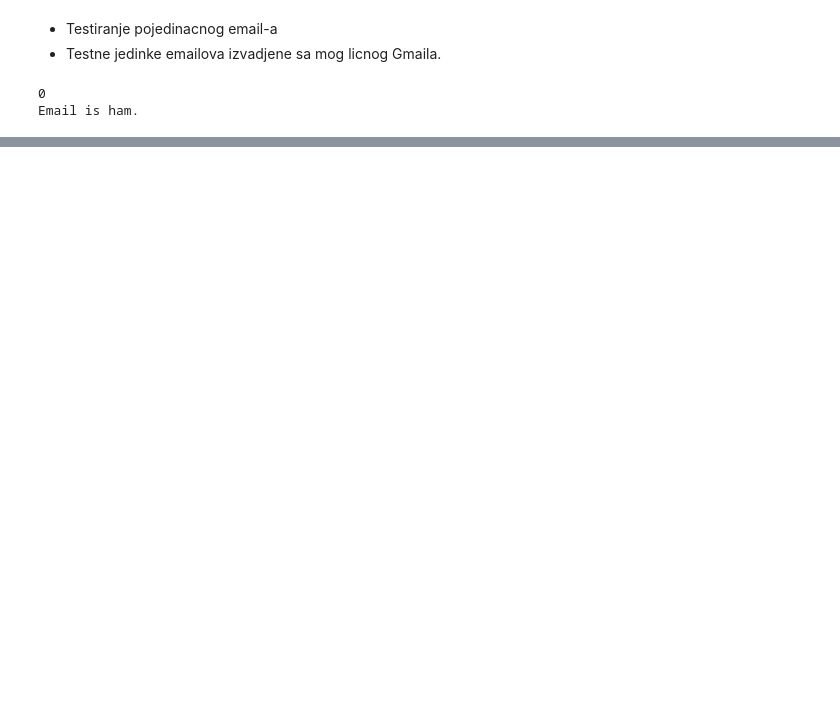
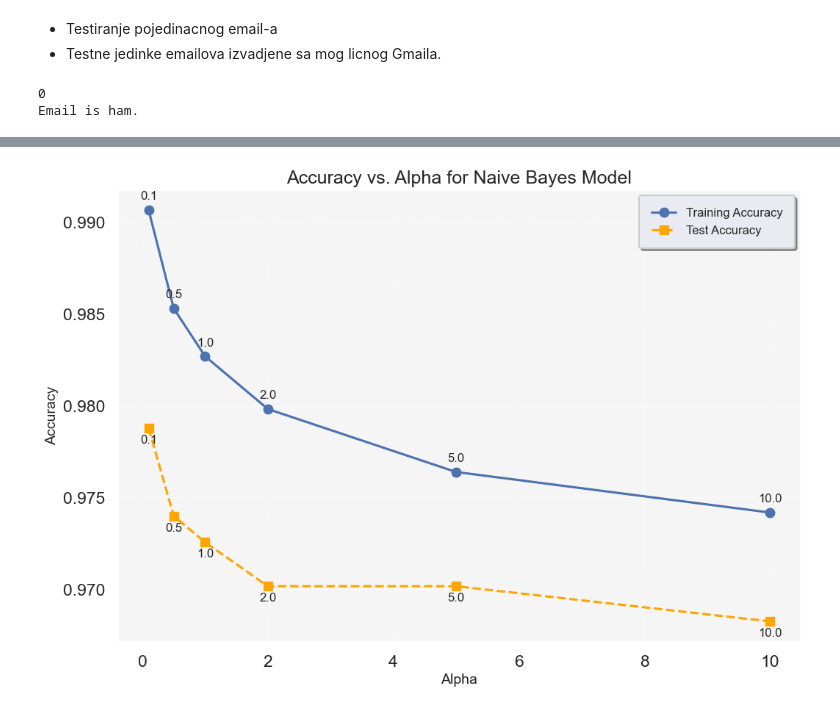
Before and after one commit to OgnjenGligoric/spam-ham-classifier, a Jupyter notebook: app.ipynb, the cells around one changed output, grey strips where cells are left out. Drawn from its saved outputs; the diff is of its cells as text; code cells hidden in the pictures; blank space fills up the shorter version.

```diff
--- a/app.ipynb
+++ b/app.ipynb
@@ -177,0 +156,33 @@ Email is ham.
+# %%
+alpha_values = [0.1, 0.5, 1.0, 2.0, 5.0, 10.0]
+train_accuracies = []
+test_accuracies = []
+for alpha in alpha_values:
+    nb_model = MultinomialNB(alpha=alpha)
+    nb_model.fit(X_train, Y_train)
+    prediction_train = nb_model.predict(X_train)
+    accuracy_train = accuracy_score(Y_train, prediction_train)
+    train_accuracies.append(accuracy_train)
+    prediction_test = nb_model.predict(X_test)
+    accuracy_test = accuracy_score(Y_test, prediction_test)
+    test_accuracies.append(accuracy_test)
+# %%
+import matplotlib.pyplot as plt
+import seaborn as sns
+
+sns.set(style="darkgrid", context="talk")
+plt.figure(figsize=(12, 8))
+plt.plot(alpha_values, train_accuracies, label='Training Accuracy', marker='o', linestyle='-', color='b')
+plt.plot(alpha_values, test_accuracies, label='Test Accuracy', marker='s', linestyle='--', color='orange')
+plt.title('Accuracy vs. Alpha for Naive Bayes Model', fontsize=18)
+plt.xlabel('Alpha', fontsize=14)
+plt.ylabel('Accuracy', fontsize=14)
+plt.legend(loc='best', fontsize=12, frameon=True, shadow=True, borderpad=1)
+plt.grid(True, linestyle='--', linewidth=0.5)
+for i, alpha in enumerate(alpha_values):
+    plt.annotate(f'{alpha:.1f}', (alpha_values[i], train_accuracies[i]), textcoords="offset points", xytext=(0,10), ha='center', fontsize=12)
+    plt.annotate(f'{alpha:.1f}', (alpha_values[i], test_accuracies[i]), textcoords="offset points", xytext=(0,-15), ha='center', fontsize=12)
+plt.gca().set_facecolor('whitesmoke')
+plt.show()
+# %% [output]
+[figure, added]
```
Also changed, not shown: parts of 14 cells of this notebook.
